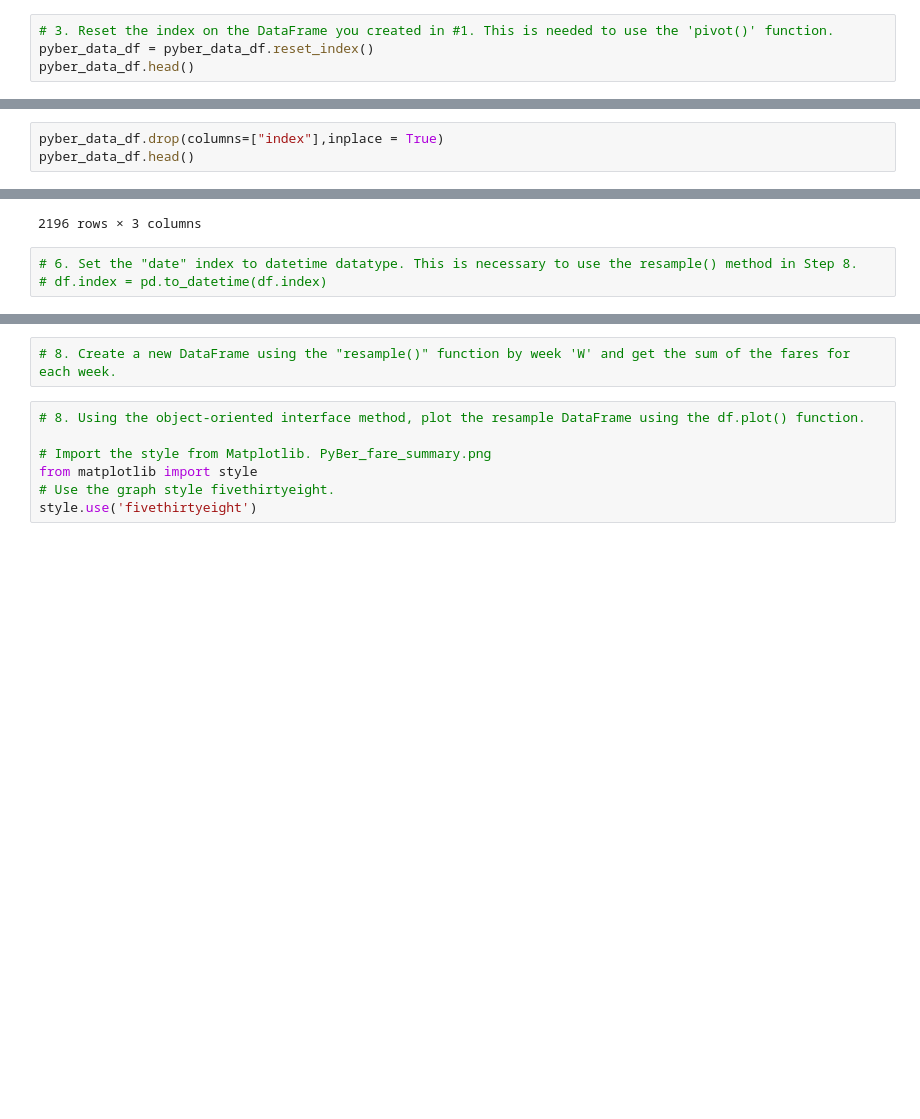
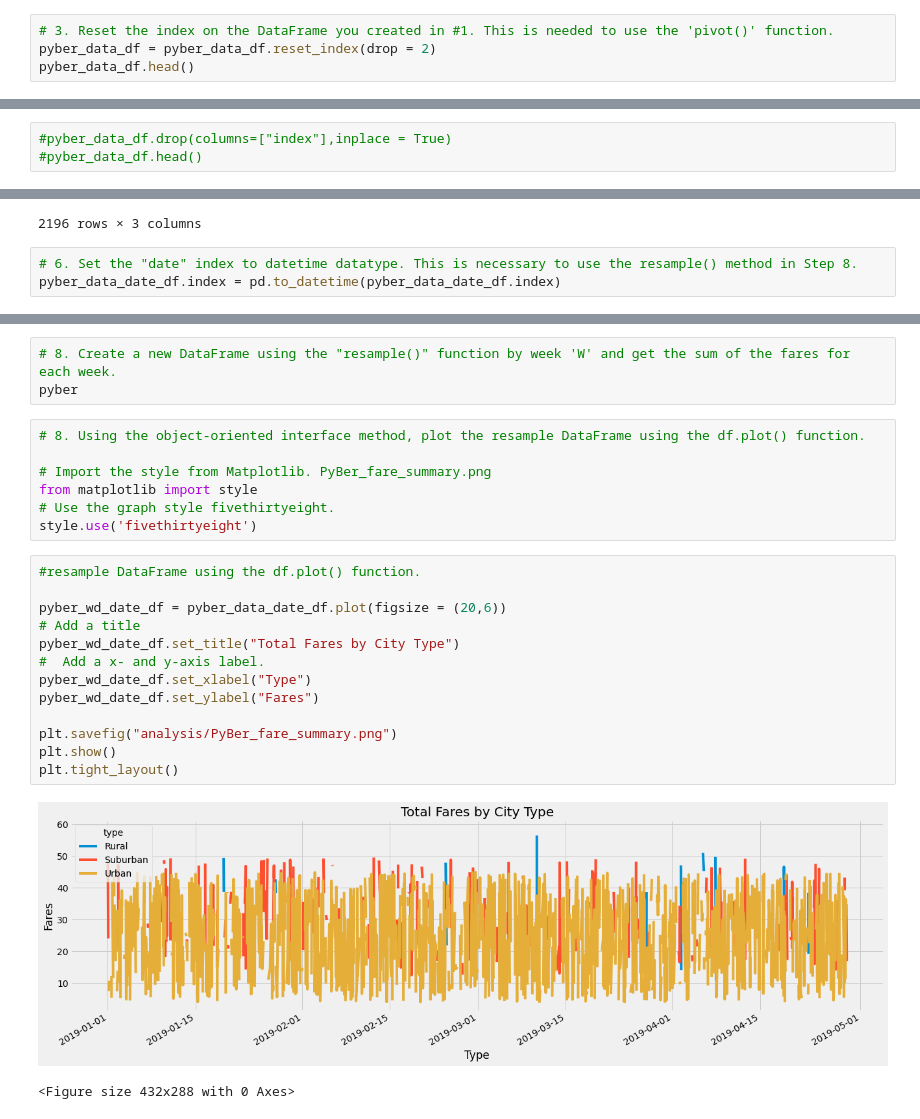
Before and after one commit to jmarrujo31/PyBer_Analysis, a Jupyter notebook: PyBer_Challenge.ipynb, the cells around one changed output, grey strips where cells are left out. Saved outputs shown, nothing was run; the diff lists cells and outputs as text; blank space fills up the shorter version.

```diff
--- a/PyBer_Challenge.ipynb
+++ b/PyBer_Challenge.ipynb
@@ -154,6 +154,6 @@ sum_avg_fare.head()
 | 2254 | Lake Latoyabury | 2019-05-06 08:57:56 | 51.80 | 4018025271936 | 2 | Rural |
 # %%
 # 3. Reset the index on the DataFrame you created in #1. This is needed to use the 'pivot()' function.
-pyber_data_df = pyber_data_df.reset_index()
+pyber_data_df = pyber_data_df.reset_index(drop = 2)
 pyber_data_df.head()
 # %% [output]
@@ -166,6 +166,6 @@ pyber_data_df.head()
 # %%
-pyber_data_df.drop(columns=["index"],inplace = True)
-pyber_data_df.head()
+#pyber_data_df.drop(columns=["index"],inplace = True)
+#pyber_data_df.head()
 # %% [output]
 |  | city | date | fare | ride_id | driver_count | type |
 | 0 | Lake Jonathanshire | 2019-01-14 10:14:22 | 13.83 | 5739410935873 | 5 | Urban |
@@ -212,6 +212,6 @@ pyber_data_date_df
 2196 rows × 3 columns
 # %%
 # 6. Set the "date" index to datetime datatype. This is necessary to use the resample() method in Step 8.
-# df.index = pd.to_datetime(df.index)
+pyber_data_date_df.index = pd.to_datetime(pyber_data_date_df.index)
 # %%
 # 7. Check that the datatype for the index is datetime using df.info()
@@ -225,5 +230,6 @@ dtype: object
 # %%
 # 8. Create a new DataFrame using the "resample()" function by week 'W' and get the sum of the fares for each week.
+pyber
 # %%
 # 8. Using the object-oriented interface method, plot the resample DataFrame using the df.plot() function.
 
@@ -231,3 +237,19 @@ dtype: object
 from matplotlib import style
 # Use the graph style fivethirtyeight.
 style.use('fivethirtyeight')
+# %%
+#resample DataFrame using the df.plot() function.
+
+pyber_wd_date_df = pyber_data_date_df.plot(figsize = (20,6))
+# Add a title
+pyber_wd_date_df.set_title("Total Fares by City Type")
+#  Add a x- and y-axis label.
+pyber_wd_date_df.set_xlabel("Type")
+pyber_wd_date_df.set_ylabel("Fares")
+
+plt.savefig("analysis/PyBer_fare_summary.png")
+plt.show()
+plt.tight_layout()
+# %% [output]
+[figure, added]
+<Figure size 432x288 with 0 Axes>
```
Also changed, not shown: parts of 2 cells of this notebook, 1 other file.
